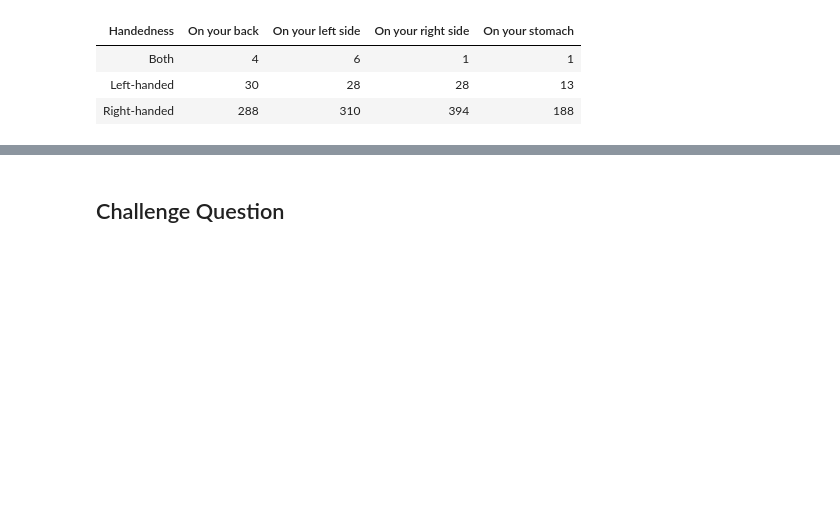
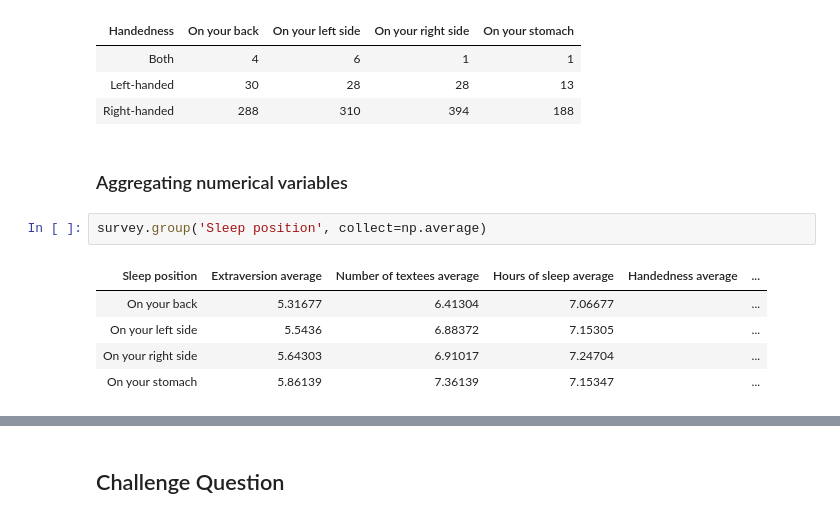
Before and after one commit to data-8/materials-fa20, a Jupyter notebook: lec/lec11.ipynb, the cells around one changed output, grey strips where cells are left out. Drawn from its saved outputs; the diff is of its cells as text; blank space fills up the shorter version.

```diff
--- a/lec/lec11.ipynb
+++ b/lec/lec11.ipynb
@@ -86,3 +88,13 @@ survey.pivot('Sleep position', 'Handedness')
 | Both | 4 | 6 | 1 | 1 |
 | Left-handed | 30 | 28 | 28 | 13 |
 | Right-handed | 288 | 310 | 394 | 188 |
+# %% [markdown]
+### Aggregating numerical variables
+# %%
+survey.group('Sleep position', collect=np.average)
+# %% [output]
+| Sleep position | Extraversion average | Number of textees average | Hours of sleep average | Handedness average | ... |
+| On your back | 5.31677 | 6.41304 | 7.06677 |  | ... |
+| On your left side | 5.5436 | 6.88372 | 7.15305 |  | ... |
+| On your right side | 5.64303 | 6.91017 | 7.24704 |  | ... |
+| On your stomach | 5.86139 | 7.36139 | 7.15347 |  | ... |
```
Also changed, not shown: parts of 12 cells of this notebook.
